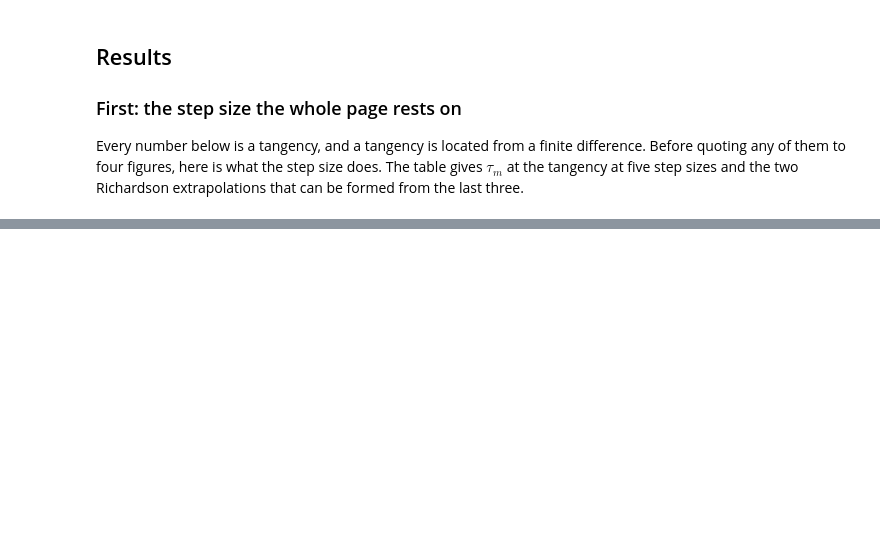
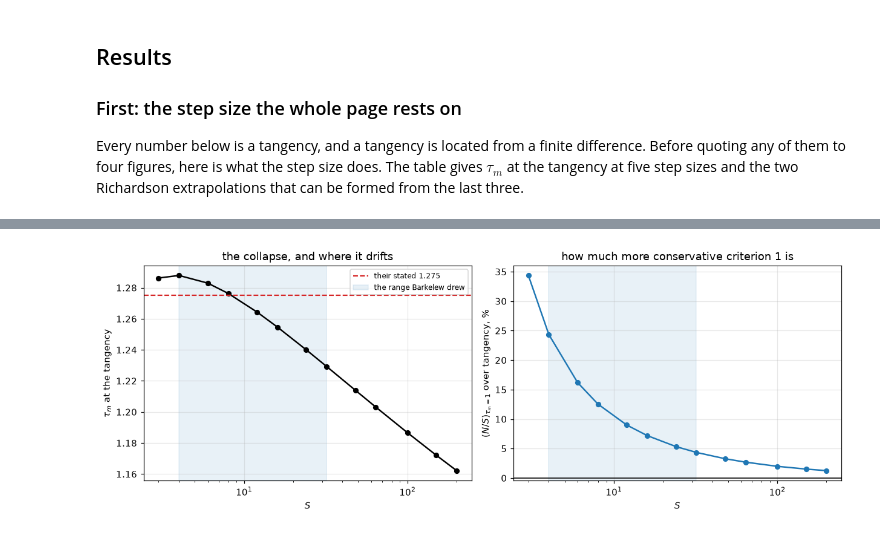
Before and after one commit to computational-chemical-engineering/pymrm-gallery, a Jupyter notebook: pages/D2.1-barkelew-runaway-diagram/index.ipynb, the cells around one changed output, grey strips where cells are left out. Drawn from its saved outputs; the diff is of its cells as text; code cells hidden in the pictures; blank space fills up the shorter version.

```diff
--- a/pages/D2.1-barkelew-runaway-diagram/index.ipynb
+++ b/pages/D2.1-barkelew-runaway-diagram/index.ipynb
@@ -1356,21 +462,0 @@ asserting them.
-# %%
-# Check 4: the pymrm reactor against the phase-plane quadrature, at the four
-# tangency points, plus the observed order of convergence.
-print("4. pymrm (finite volume in zeta) vs phase-plane quadrature (adaptive, no grid)")
-conv_rows = []
-for S in S_PRINTED:
-    N = tan_u[S] * S
-    ref = tau_max_phase(N, S)
-    errs = []
-    for n in (200, 400, 800, 1600):
-        errs.append(abs(tau_max_pymrm(N, S, n_z=n) - ref) / ref * 100)
-    order4 = np.polyfit(np.log([200, 400, 800, 1600]), np.log(errs), 1)[0]
-    conv_rows.append((S, ref, *errs, -order4))
-conv4 = pd.DataFrame(conv_rows, columns=["S", "tau_m reference", "err 200 %",
-                                         "err 400 %", "err 800 %", "err 1600 %",
-                                         "observed order"])
-print(conv4.to_string(index=False, float_format=lambda v: f"{v:9.4f}"))
-cross_mean = conv4["err 1600 %"].mean()
-print(f"\nmean |dev| at n_zeta = 1600: {cross_mean:.3f} %, "
-      f"worst {conv4['err 1600 %'].max():.3f} %; first-order upwind, so O(h) is "
-      f"the expected order and {conv4['observed order'].mean():.2f} is what comes out.")
@@ -1812,0 +690,21 @@ direction that depends on the wall temperature.
+# %%
+fig, axes = plt.subplots(1, 2, figsize=(11.4, 4.2))
+ax = axes[0]
+ax.semilogx(TAB.S, TAB["tau_m tangency"], "o-", color="k", lw=1.6, ms=5)
+ax.axhline(TAU_STATED, color="tab:red", ls="--", lw=1.4, label=f"their stated {TAU_STATED}")
+ax.axvspan(min(S_PRINTED), max(S_PRINTED), color="tab:blue", alpha=0.10,
+           label="the range Barkelew drew")
+ax.set(xlabel="$S$", ylabel=r"$\tau_m$ at the tangency",
+       title="the collapse, and where it drifts")
+ax.legend(fontsize=8)
+
+ax = axes[1]
+ax.semilogx(TAB.S, TAB["gap to the right %"], "o-", color="tab:blue", lw=1.6, ms=5)
+ax.axhline(0.0, color="k", lw=1.0)
+ax.axvspan(min(S_PRINTED), max(S_PRINTED), color="tab:blue", alpha=0.10)
+ax.set(xlabel="$S$", ylabel=r"$(N/S)_{\tau_m=1}$ over tangency, %",
+       title="how much more conservative criterion 1 is")
+fig.tight_layout()
+plt.show()
+# %% [output]
+[figure, added]
```
Also changed, not shown: parts of 76 cells of this notebook, 9 other files.
